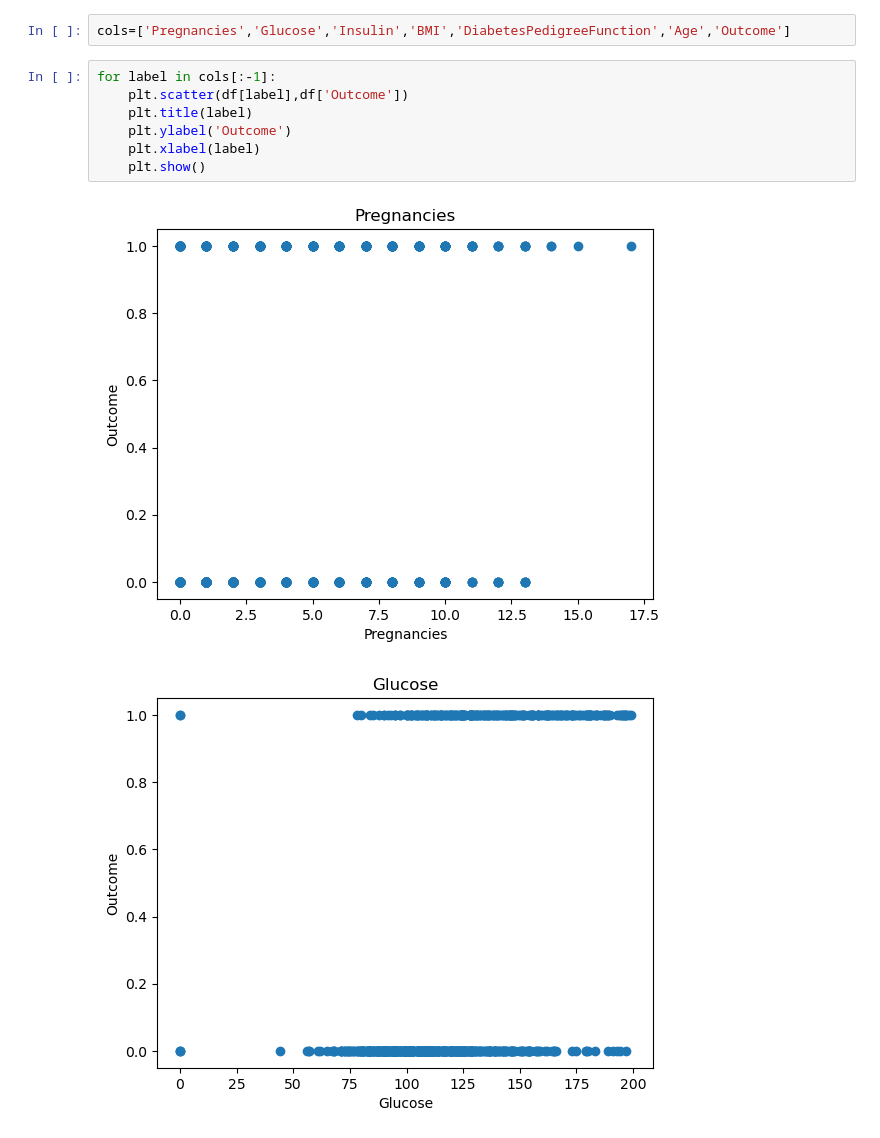
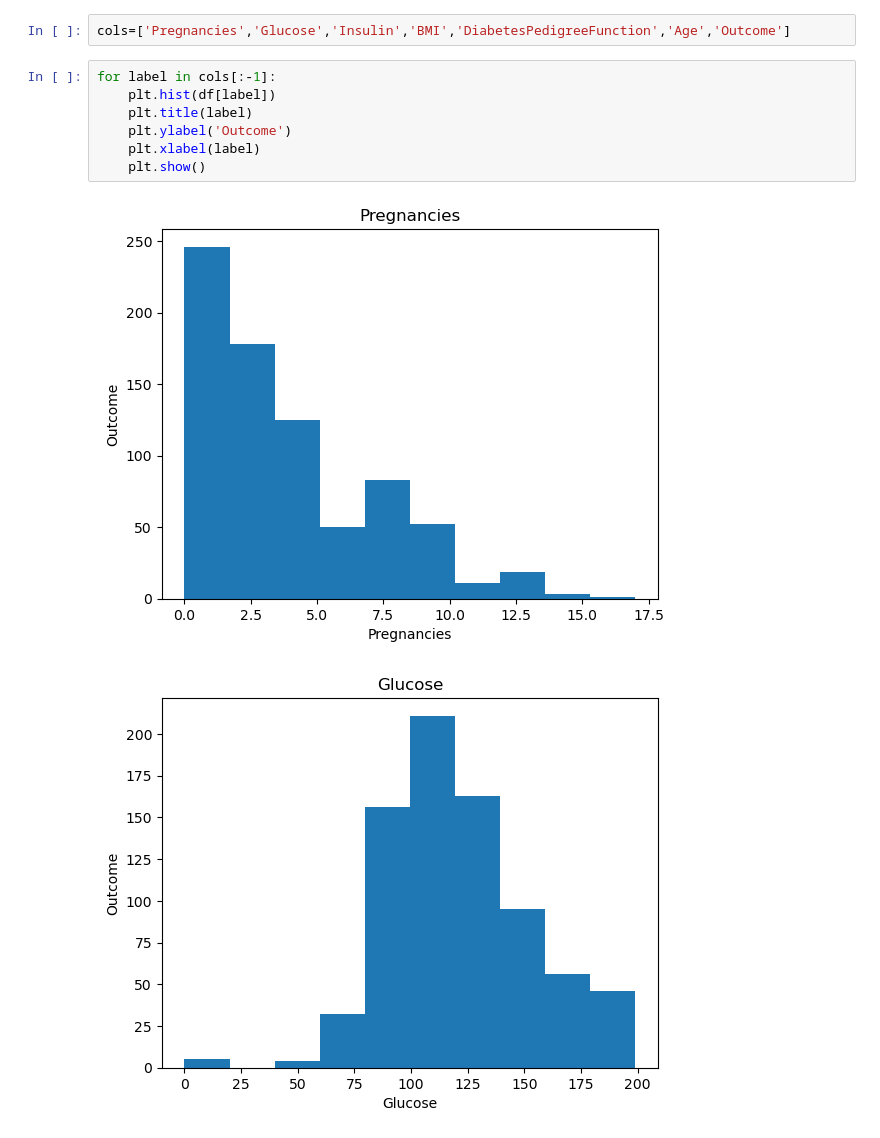
Before and after one commit to HUONSopanha/Introduction-to-Data-Science, a Jupyter notebook: Cleaning.ipynb, the cells around one changed output. Cells and saved outputs as stored; diff of their text form.

```diff
--- a/Cleaning.ipynb
+++ b/Cleaning.ipynb
@@ -70,11 +70,11 @@ plt.show()
 cols=['Pregnancies','Glucose','Insulin','BMI','DiabetesPedigreeFunction','Age','Outcome']
 # %%
 for label in cols[:-1]:
-    plt.scatter(df[label],df['Outcome'])
+    plt.hist(df[label])
     plt.title(label)
     plt.ylabel('Outcome')
     plt.xlabel(label)
     plt.show()
 # %% [output]
-[figure, old version]
+[figure, new version]
-[figure, old version]
+[figure, new version]
```
Also changed, not shown: parts of 7 cells of this notebook.
